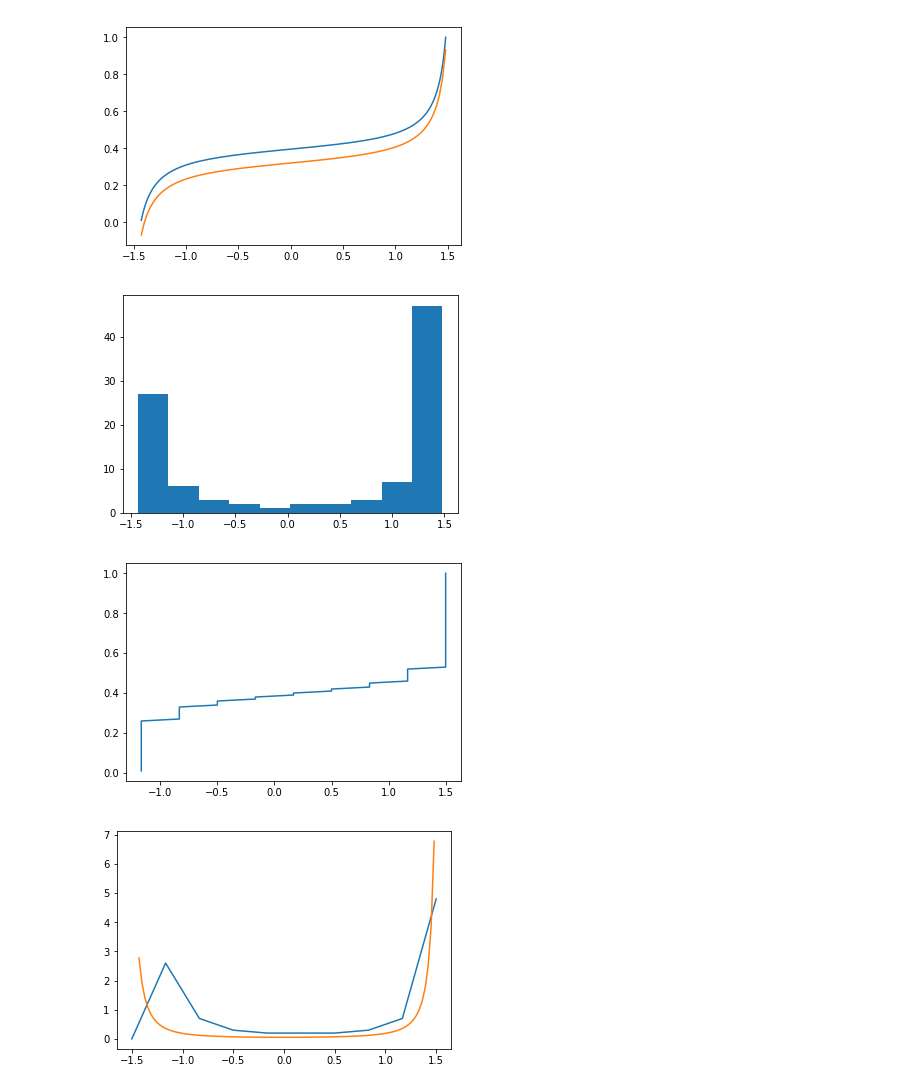
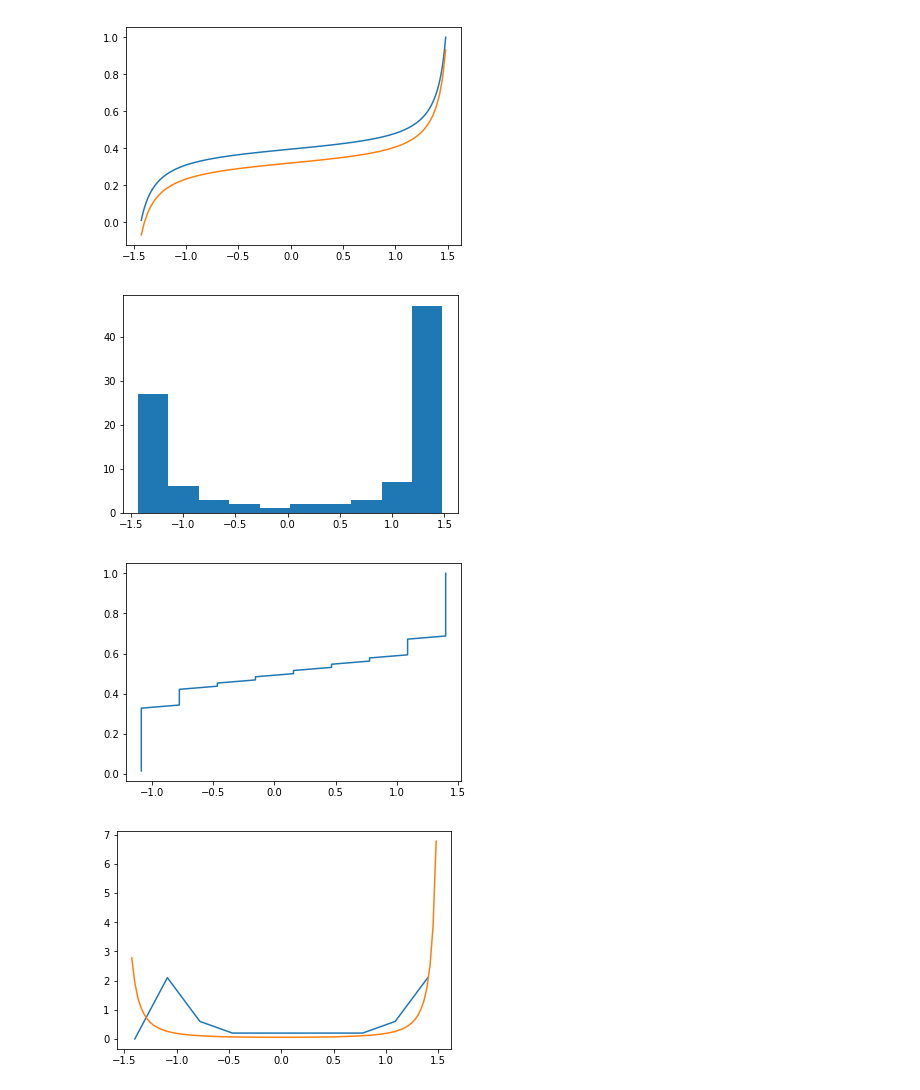
Before and after one commit to dsman1823/statistics, a Jupyter notebook: lab001.ipynb, the cells around one changed output. Saved outputs shown, nothing was run; the diff lists cells and outputs as text; code cells hidden in the pictures.

```diff
--- a/lab001.ipynb
+++ b/lab001.ipynb
@@ -103,22 +103,22 @@ def prepare_for_ecdf(values, frequencies):
 
     return result
 
-bounds = -1.5, 1.5
+bounds = -1.4, 1.4
 intervals, frequencies = get_equal_interv_series(bounds, 10, y_series)
 probabilities = [f / len(intervals) for f in frequencies]
 ecdf = ECDF(prepare_for_ecdf(intervals, frequencies))
 # %%
 num_bins = 10
-n, bins, patches = plt.hist(y_series, num_bins)
+n, bins, patches = plt.hist([y_series ] , num_bins)
 plt.show()
 
 plt.plot(ecdf.x, ecdf.y)
 plt.show()
 
 plt.plot(intervals, probabilities)
 plt.plot(y_theoretical, [pdf_y(y) for y in y_theoretical])
 plt.show()
 # %% [output]
 [figure]
-[figure, old version]
+[figure, new version]
-[figure, old version]
+[figure, new version]
```
Also changed, not shown: parts of 3 cells of this notebook.
